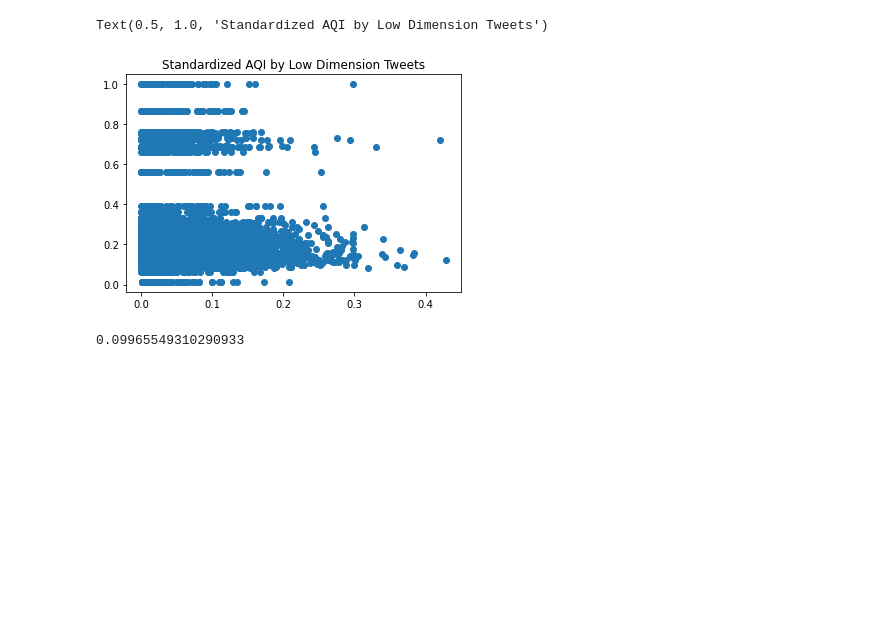
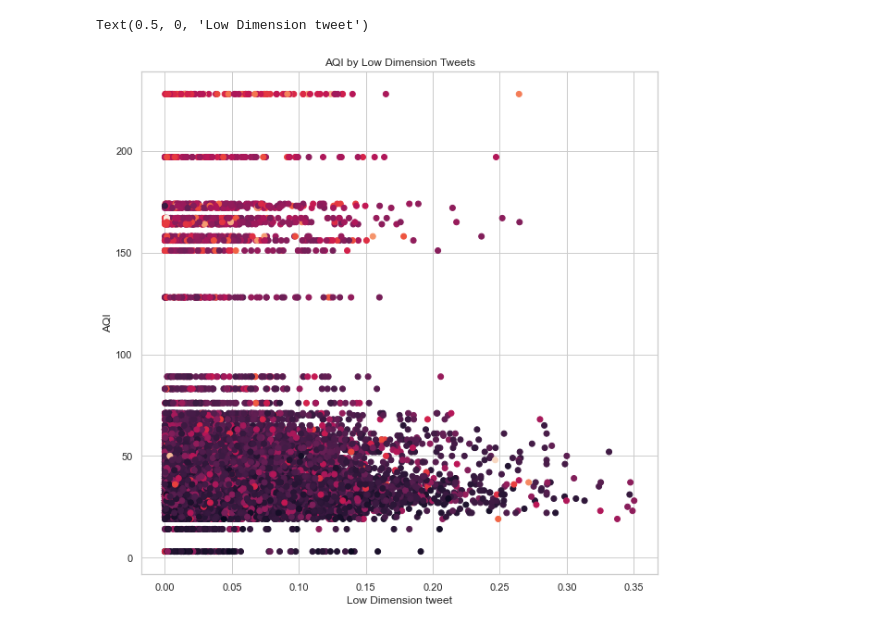
Before and after one commit to zcalhoun/wildfire, a Jupyter notebook: notebooks/san-francisco-v2.ipynb, the cells around one changed output. Drawn from its saved outputs; the diff is of its cells as text; code cells hidden in the pictures; blank space fills up the shorter version.

```diff
--- a/notebooks/san-francisco-v2.ipynb
+++ b/notebooks/san-francisco-v2.ipynb
@@ -161,14 +188,10 @@ Text(0.5, 1.0, 'First Two Dimensions of SVD Encoding')
-# %%
-# Scatter the results
-plt.scatter(X_lsa[:, 0], y_train)
-plt.title("Standardized AQI by Low Dimension Tweets")
-# %% [output]
-Text(0.5, 1.0, 'Standardized AQI by Low Dimension Tweets')
-[figure, removed]
-# %%
-model = KNeighborsRegressor(n_neighbors=10)
-model.fit(X_lsa, y_train)
-
-model.score(X_lsa, y_train)
-# %% [output]
-0.09965549310290933
+# %%
+# plot scatterplot and linear model using predictions
+plt.scatter(X_lsa[:, 0], y_train, c=y_pred)
+
+plt.title("AQI by Low Dimension Tweets")
+plt.ylabel("AQI", fontsize = 12)
+plt.xlabel("Low Dimension tweet", fontsize = 12)
+# %% [output]
+Text(0.5, 0, 'Low Dimension tweet')
+[figure, added]
```
Also changed, not shown: parts of 19 cells of this notebook.
